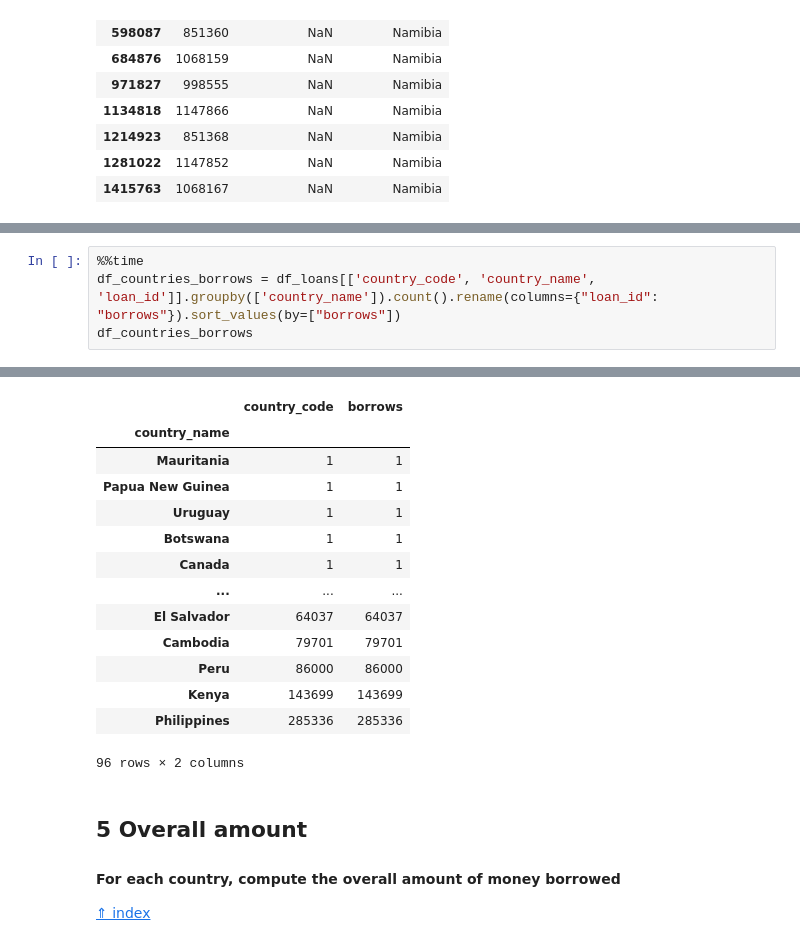
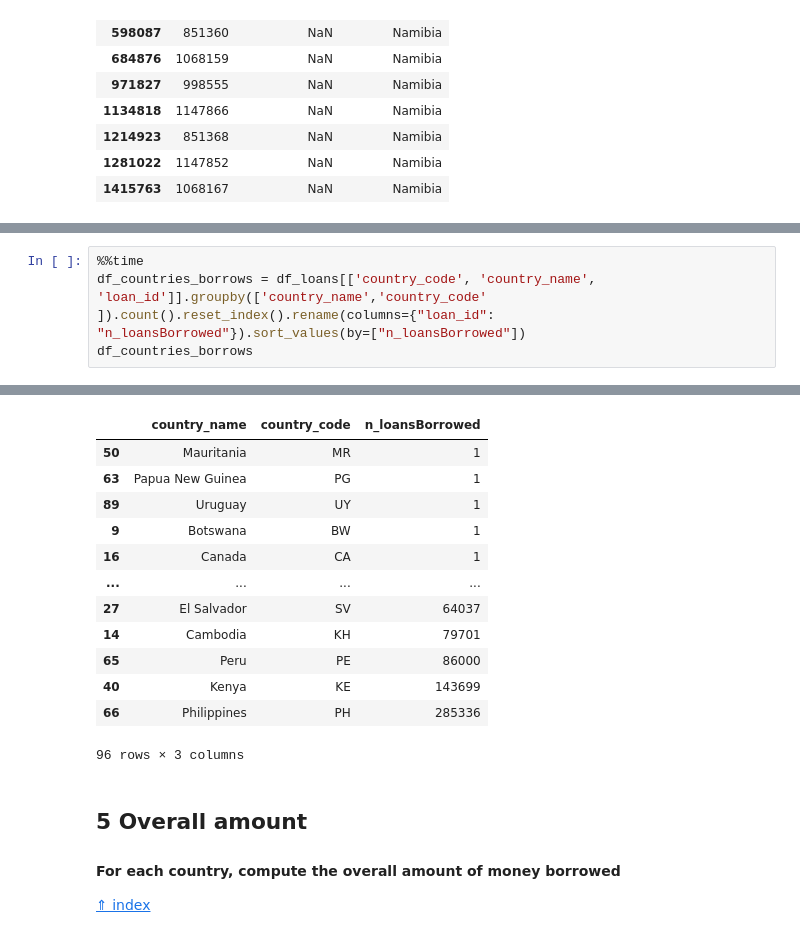
Before and after one commit to kayne87/FoCS, a Jupyter notebook: FoCS_new.ipynb, the cells around one changed output, grey strips where cells are left out. Cells and saved outputs as stored; diff of their text form.

Commit message:
Fixed country_code problem in Prob 4. Updated commenting

```diff
--- a/FoCS_new.ipynb
+++ b/FoCS_new.ipynb
@@ -209,5 +232,5 @@ df_loans = pd.concat([df_loans[df_loans["country_code"].notnull()], df_namibia])
 # %%
 %%time
-df_countries_borrows = df_loans[['country_code', 'country_name', 'loan_id']].groupby(['country_name']).count().rename(columns={"loan_id": "borrows"}).sort_values(by=["borrows"])
+df_countries_borrows = df_loans[['country_code', 'country_name', 'loan_id']].groupby(['country_name','country_code' ]).count().reset_index().rename(columns={"loan_id": "n_loansBorrowed"}).sort_values(by=["n_loansBorrowed"])
 df_countries_borrows
 # %% [output]
@@ -216,17 +239,16 @@ Wall time: 214 ms
-|  | country_code | borrows |
-| country_name |  |  |
-| Mauritania | 1 | 1 |
-| Papua New Guinea | 1 | 1 |
-| Uruguay | 1 | 1 |
-| Botswana | 1 | 1 |
-| Canada | 1 | 1 |
-| ... | ... | ... |
-| El Salvador | 64037 | 64037 |
-| Cambodia | 79701 | 79701 |
-| Peru | 86000 | 86000 |
-| Kenya | 143699 | 143699 |
-| Philippines | 285336 | 285336 |
+|  | country_name | country_code | n_loansBorrowed |
+| 50 | Mauritania | MR | 1 |
+| 63 | Papua New Guinea | PG | 1 |
+| 89 | Uruguay | UY | 1 |
+| 9 | Botswana | BW | 1 |
+| 16 | Canada | CA | 1 |
+| ... | ... | ... | ... |
+| 27 | El Salvador | SV | 64037 |
+| 14 | Cambodia | KH | 79701 |
+| 65 | Peru | PE | 86000 |
+| 40 | Kenya | KE | 143699 |
+| 66 | Philippines | PH | 285336 |
-96 rows × 2 columns
+96 rows × 3 columns
 # %% [markdown]
 ## 5 <a class="anchor" id="overall-amount">Overall amount</a>
 #### For each country, compute the overall amount of money borrowed
```
Also changed, not shown: parts of 15 cells of this notebook.
